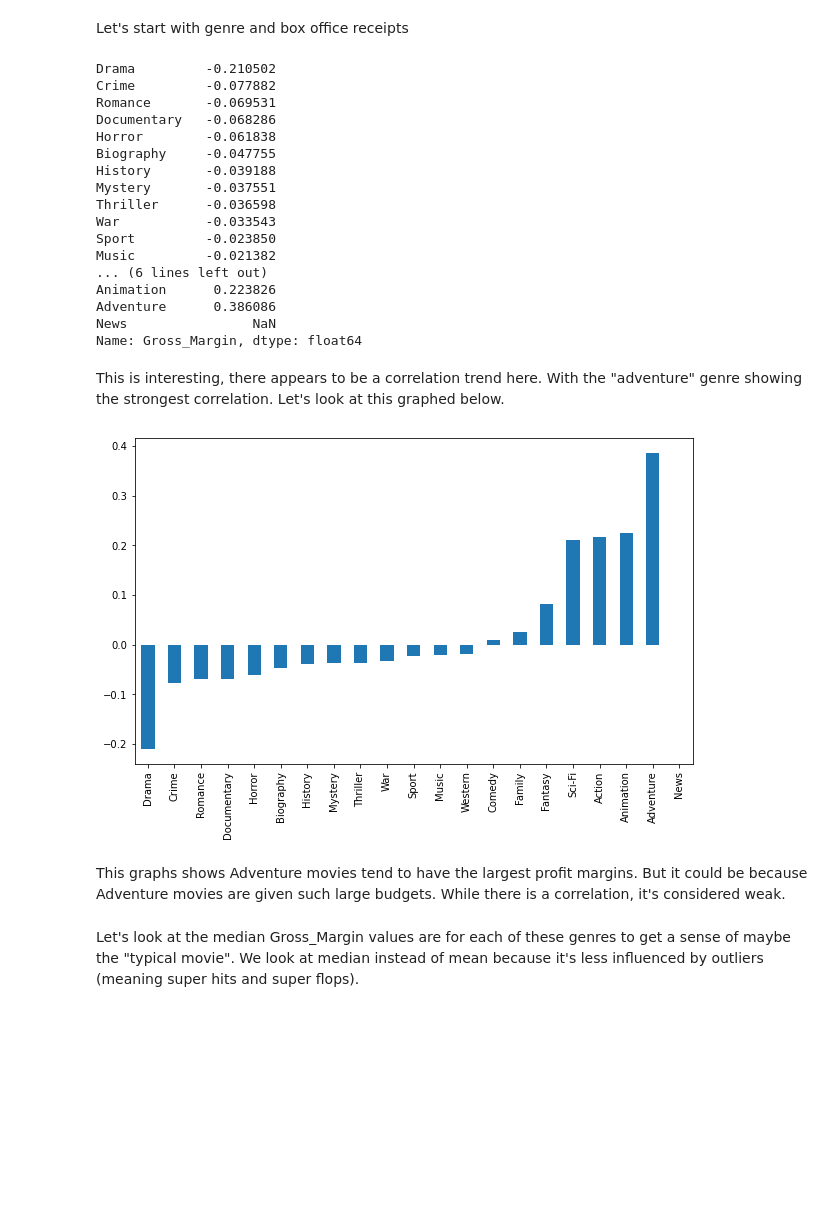
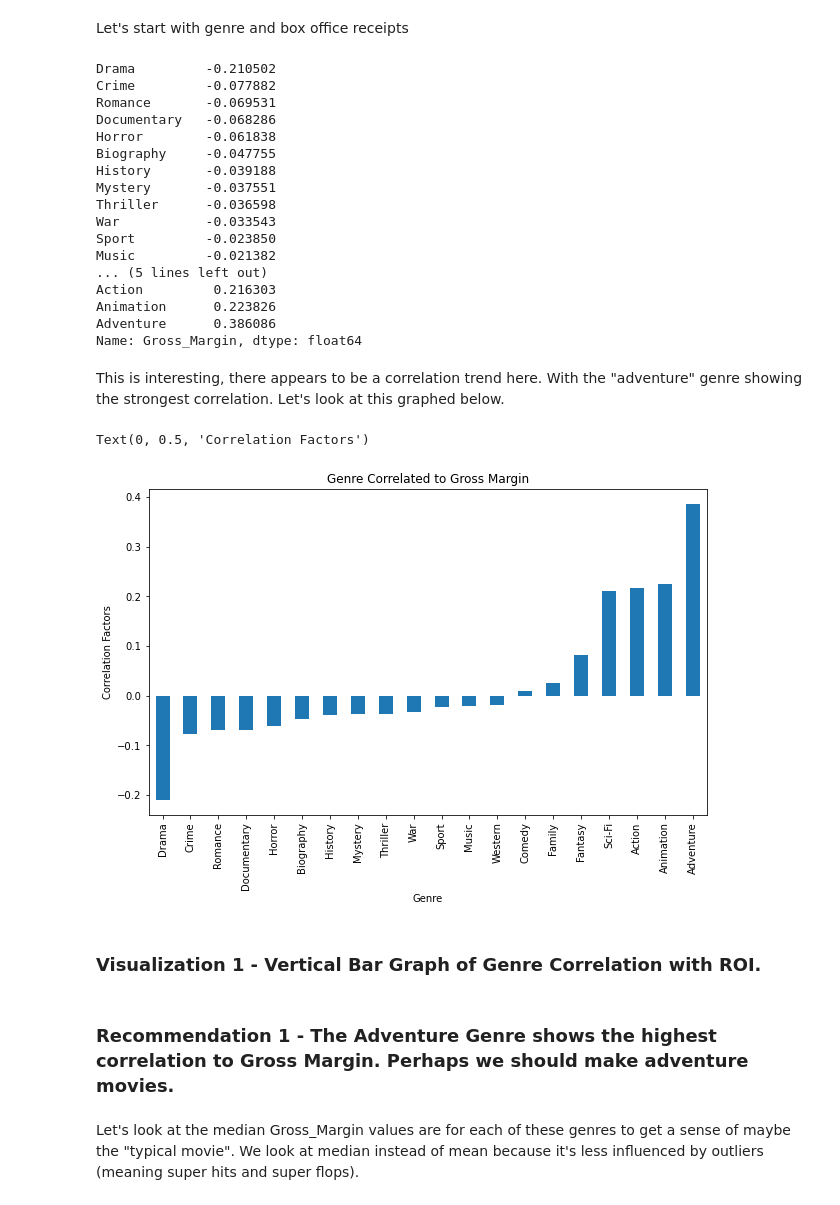
Before and after one commit to bennettandrewm/Microsoft_Box_Office_Analysis, a Jupyter notebook: student.ipynb, the cells around one changed output. Drawn from its saved outputs; the diff is of its cells as text; code cells hidden in the pictures; blank space fills up the shorter version.

```diff
--- a/student.ipynb
+++ b/student.ipynb
@@ -56,7 +56,7 @@ First we're going to poke around the IMDB database. Luckily this database can be
 import sqlite3
 
 #create a connection and execute query for table names
-conn = sqlite3.connect("zippedData/im.db")
+conn = sqlite3.connect("Data/zippedData/im.db")
 df = pd.read_sql("""SELECT name
                     FROM sqlite_master
                     WHERE type = 'table'
@@ -236,8 +237,7 @@ As we mentioned above, a critical component of this is to have the financial inf
 Luckily we have some of that information right here from The Numbers website. So let's go ahead and import that.
 # %%
 #import csv file and let's make the index the movie
-
-df = pd.read_csv("zippedData/tn.movie_budgets.csv.gz")
+df = pd.read_csv("Data/zippedData/tn.movie_budgets.csv.gz")
 df.set_index('movie', inplace =True)
 df
 # %% [output]
@@ -604,22 +623,30 @@ Thriller      -0.036598
 War           -0.033543
 Sport         -0.023850
 Music         -0.021382
-... (6 lines left out)
+... (5 lines left out)
+Action         0.216303
 Animation      0.223826
 Adventure      0.386086
-News                NaN
 Name: Gross_Margin, dtype: float64
 # %% [markdown]
 This is interesting, there appears to be a correlation trend here. With the "adventure" genre showing the strongest correlation. Let's look at this graphed below.
 # %%
 #plot a vertical bar graph
-plt.figure(figsize=(10,6))
-question_1a_corr.plot.bar()
-plt.show()
+
+fig, ax = plt.subplots(figsize=(10,6))
+
+ax = question_1a_corr.plot.bar()
+
+ax.set_title('Genre Correlated to Gross Margin')
+ax.set_xlabel('Genre')
+ax.set_ylabel('Correlation Factors')
 # %% [output]
+Text(0, 0.5, 'Correlation Factors')
-[figure, old version]
+[figure, new version]
-# %% [markdown]
-This graphs shows Adventure movies tend to have the largest profit margins. But it could be because Adventure movies are given such large budgets. While there is a correlation, it's considered weak.
+# %% [markdown]
+### Visualization 1 - Vertical Bar Graph of Genre Correlation with ROI.
+# %% [markdown]
+### Recommendation 1 - The Adventure Genre shows the highest correlation to Gross Margin. Perhaps we should make adventure movies.
 # %% [markdown]
 Let's look at the median Gross_Margin values are for each of these genres to get a sense of maybe the "typical movie". We look at median instead of mean because it's less influenced by outliers (meaning super hits and super flops).
 # %%
```
Also changed, not shown: parts of 68 cells of this notebook, 1 other file.
